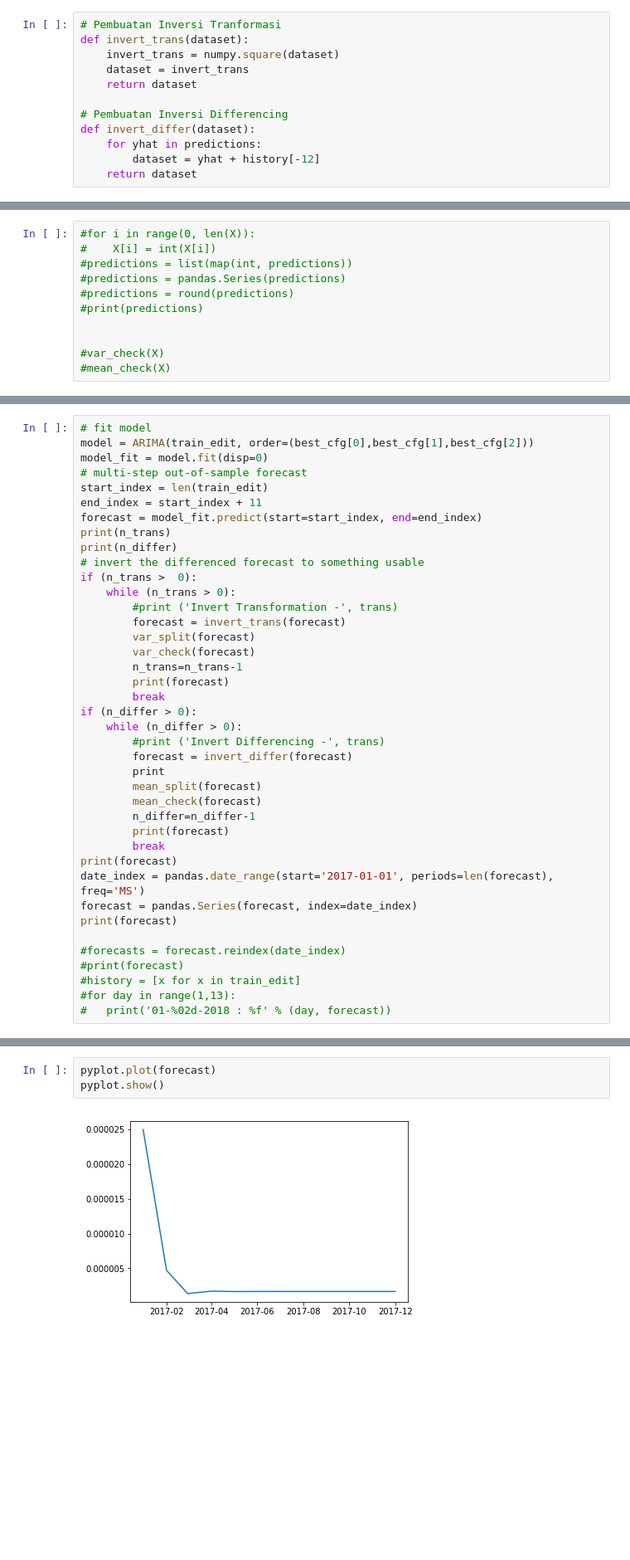
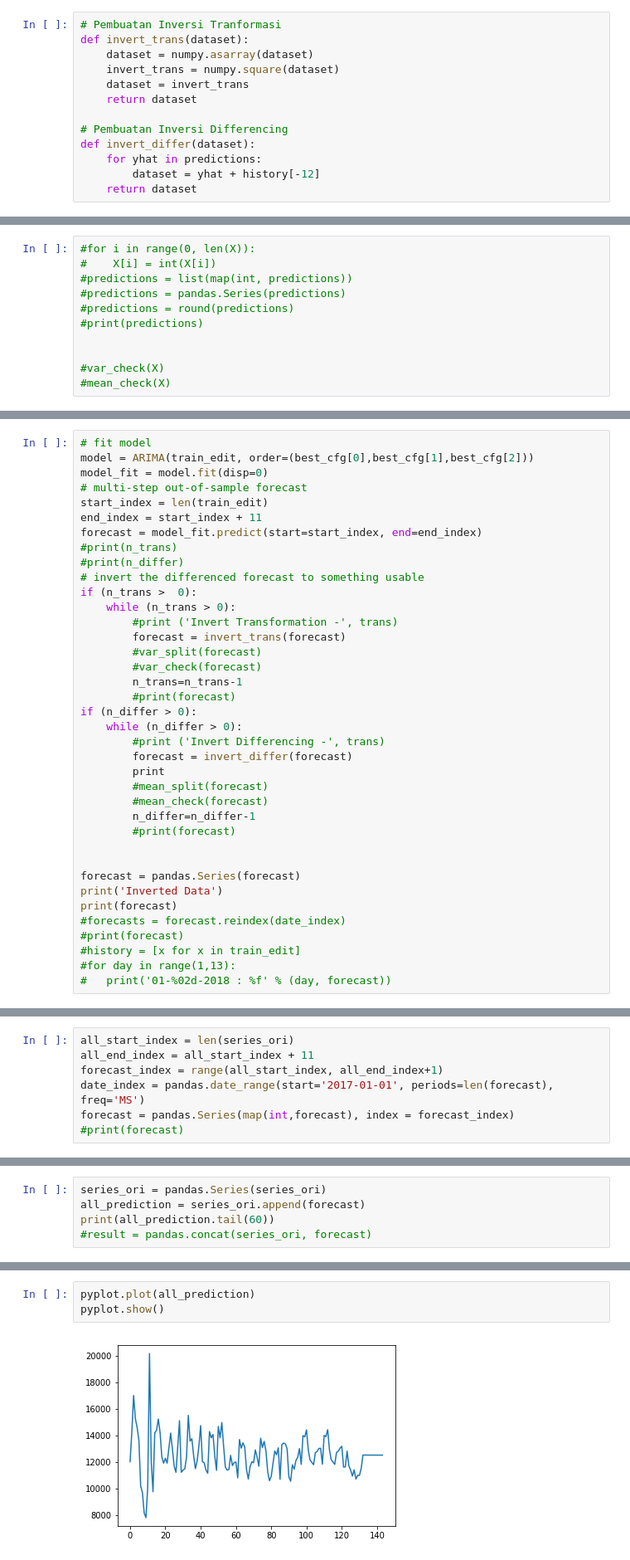
Before and after one commit to nurulbudiyono/arima-analysis-prediction, a Jupyter notebook: PredictTea.ipynb, the cells around one changed output, grey strips where cells are left out. Shown at 83% size. Cells and saved outputs as stored; diff of their text form; blank space fills up the shorter version.

```diff
--- a/PredictTea.ipynb
+++ b/PredictTea.ipynb
@@ -863,6 +686,7 @@ Test RMSE: 0.156
 # %%
 # Pembuatan Inversi Tranformasi
 def invert_trans(dataset):
+    dataset = numpy.asarray(dataset)
     invert_trans = numpy.square(dataset)
     dataset = invert_trans
     return dataset
@@ -983,33 +795,31 @@ model_fit = model.fit(disp=0)
 start_index = len(train_edit)
 end_index = start_index + 11
 forecast = model_fit.predict(start=start_index, end=end_index)
-print(n_trans)
-print(n_differ)
+#print(n_trans)
+#print(n_differ)
 # invert the differenced forecast to something usable
 if (n_trans >  0):
     while (n_trans > 0):
         #print ('Invert Transformation -', trans)
         forecast = invert_trans(forecast)
-        var_split(forecast)
-        var_check(forecast)
+        #var_split(forecast)
+        #var_check(forecast)
         n_trans=n_trans-1
-        print(forecast)
-        break
+        #print(forecast)
 if (n_differ > 0):
     while (n_differ > 0):
         #print ('Invert Differencing -', trans)
         forecast = invert_differ(forecast)
         print
-        mean_split(forecast)
-        mean_check(forecast)
+        #mean_split(forecast)
+        #mean_check(forecast)
         n_differ=n_differ-1
-        print(forecast)
-        break
+        #print(forecast)
+
+
+forecast = pandas.Series(forecast)
+print('Inverted Data')
 print(forecast)
-date_index = pandas.date_range(start='2017-01-01', periods=len(forecast), freq='MS')
-forecast = pandas.Series(forecast, index=date_index)
-print(forecast)
-
 #forecasts = forecast.reindex(date_index)
 #print(forecast)
 #history = [x for x in train_edit]
@@ -1059,0 +843,7 @@ Freq: MS, dtype: float64
+# %%
+all_start_index = len(series_ori)
+all_end_index = all_start_index + 11
+forecast_index = range(all_start_index, all_end_index+1)
+date_index = pandas.date_range(start='2017-01-01', periods=len(forecast), freq='MS')
+forecast = pandas.Series(map(int,forecast), index = forecast_index)
+#print(forecast)
@@ -1059,0 +855,5 @@ Freq: MS, dtype: float64
+# %%
+series_ori = pandas.Series(series_ori)
+all_prediction = series_ori.append(forecast)
+print(all_prediction.tail(60))
+#result = pandas.concat(series_ori, forecast)
@@ -1060,5 +878,5 @@ Freq: MS, dtype: float64
 # %%
-pyplot.plot(forecast)
+pyplot.plot(all_prediction)
 pyplot.show()
 # %% [output]
-[figure, old version]
+[figure, new version]
```
Also changed, not shown: parts of 31 cells of this notebook.
